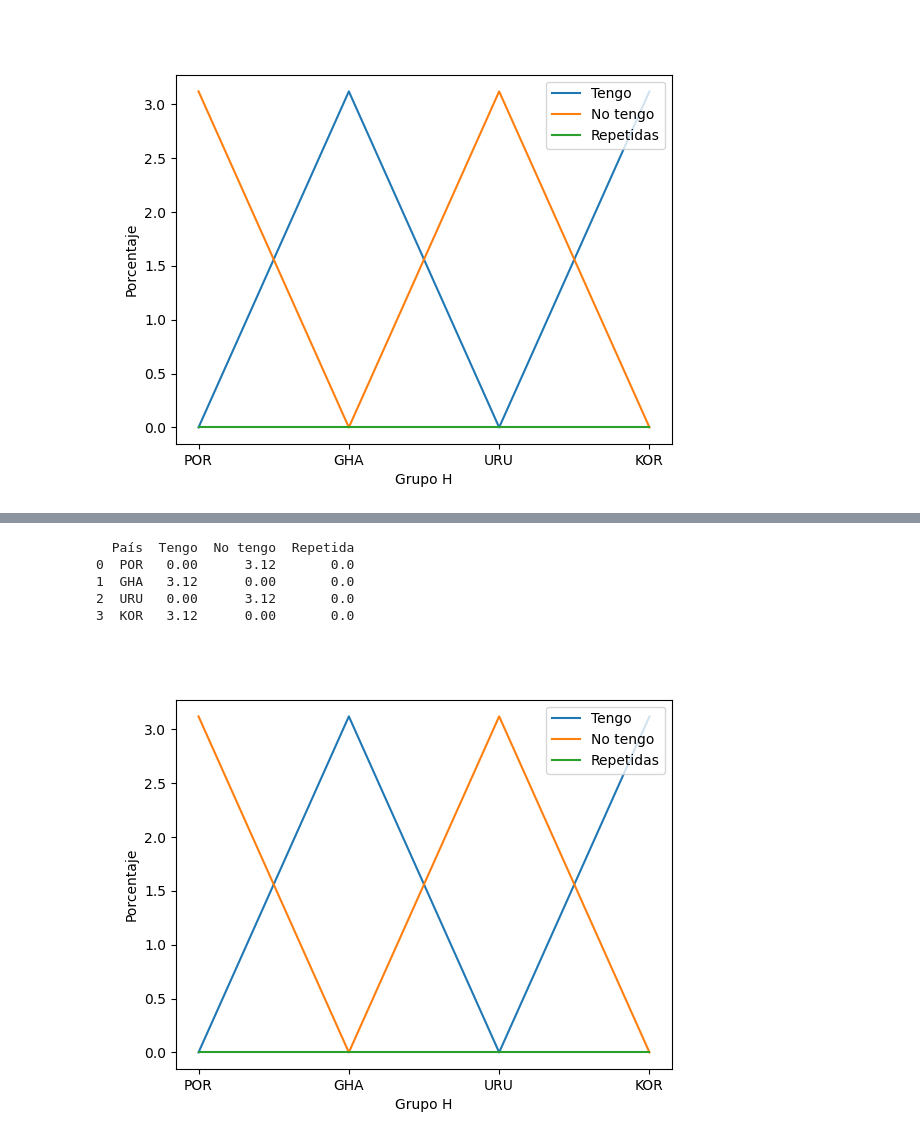
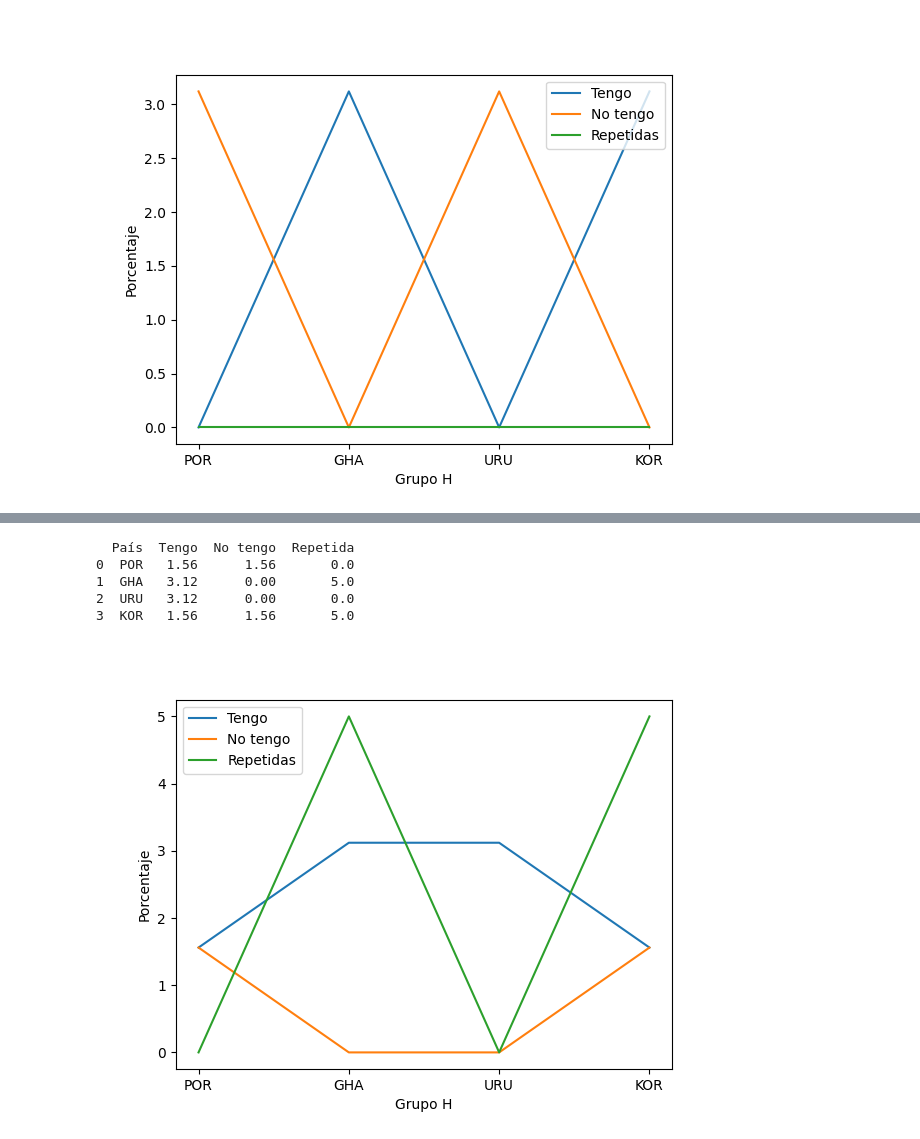
Before and after one commit to LynCap/ProyectosEnProceso, a Jupyter notebook: Proyecto_Alberto/proyecto.ipynb, the cells around one changed output, grey strips where cells are left out. Saved outputs shown, nothing was run; the diff lists cells and outputs as text; code cells hidden in the pictures.

```diff
--- a/Proyecto_Alberto/proyecto.ipynb
+++ b/Proyecto_Alberto/proyecto.ipynb
@@ -1157,7 +1303,7 @@ seccion = []
 distribucionTengo = []
 distribucionNoTengo = []
 distribucionRepetido = []
-for i in escudos:
+for i in porteros:
     if i[1] == 'D':
         seccion += [i[0]]
         distribucionTengo += [i[2]]
@@ -1192,7 +1343,7 @@ seccion = []
 distribucionTengo = []
 distribucionNoTengo = []
 distribucionRepetido = []
-for i in escudos:
+for i in porteros:
     if i[1] == 'E':
         seccion += [i[0]]
         distribucionTengo += [i[2]]
@@ -1227,7 +1383,7 @@ seccion = []
 distribucionTengo = []
 distribucionNoTengo = []
 distribucionRepetido = []
-for i in escudos:
+for i in porteros:
     if i[1] == 'F':
         seccion += [i[0]]
         distribucionTengo += [i[2]]
@@ -1262,7 +1423,7 @@ seccion = []
 distribucionTengo = []
 distribucionNoTengo = []
 distribucionRepetido = []
-for i in escudos:
+for i in porteros:
     if i[1] == 'G':
         seccion += [i[0]]
         distribucionTengo += [i[2]]
@@ -1311,35 +1457,35 @@ plt.show()
 # %%
 ####
 #
 # Preguntas 9.8 Grupo H
 #  ¿Cuál es la distribución porcentual de las secciones (la tengo, no la tengo, las tengo repetidas) con respecto a sus porteros (postales 2 y 3 de cada sección)?
 seccion = []
 distribucionTengo = []
 distribucionNoTengo = []
 distribucionRepetido = []
-for i in escudos:
+for i in porteros:
     if i[1] == 'H':
         seccion += [i[0]]
         distribucionTengo += [i[2]]
         distribucionNoTengo += [i[3]]
         distribucionRepetido += [i[4]]
 
 data = {'País':seccion, 'Tengo':distribucionTengo, 'No tengo': distribucionNoTengo, 'Repetida': distribucionRepetido}
 pregunta9_8= pd.DataFrame(data)
 print(pregunta9_8)
 
 sns.lineplot(x = "País", y = "Tengo", data=pregunta9_8, label = "Tengo")
 sns.lineplot(x = "País", y = "No tengo", data=pregunta9_8, label = "No tengo")
 sns.lineplot(x = "País", y = "Repetida", data=pregunta9_8, label = "Repetidas")
 plt.ylabel("Porcentaje")
 plt.xlabel("Grupo H")
 
 # Habilita la visibilidad de los graficos una vez declarados
 plt.show()
 # %% [output]
   País  Tengo  No tengo  Repetida
-0  POR   0.00      3.12       0.0
-1  GHA   3.12      0.00       0.0
-2  URU   0.00      3.12       0.0
-3  KOR   3.12      0.00       0.0
+0  POR   1.56      1.56       0.0
+1  GHA   3.12      0.00       5.0
+2  URU   3.12      0.00       0.0
+3  KOR   1.56      1.56       5.0
-[figure, old version]
+[figure, new version]
```
Also changed, not shown: parts of 43 cells of this notebook.
